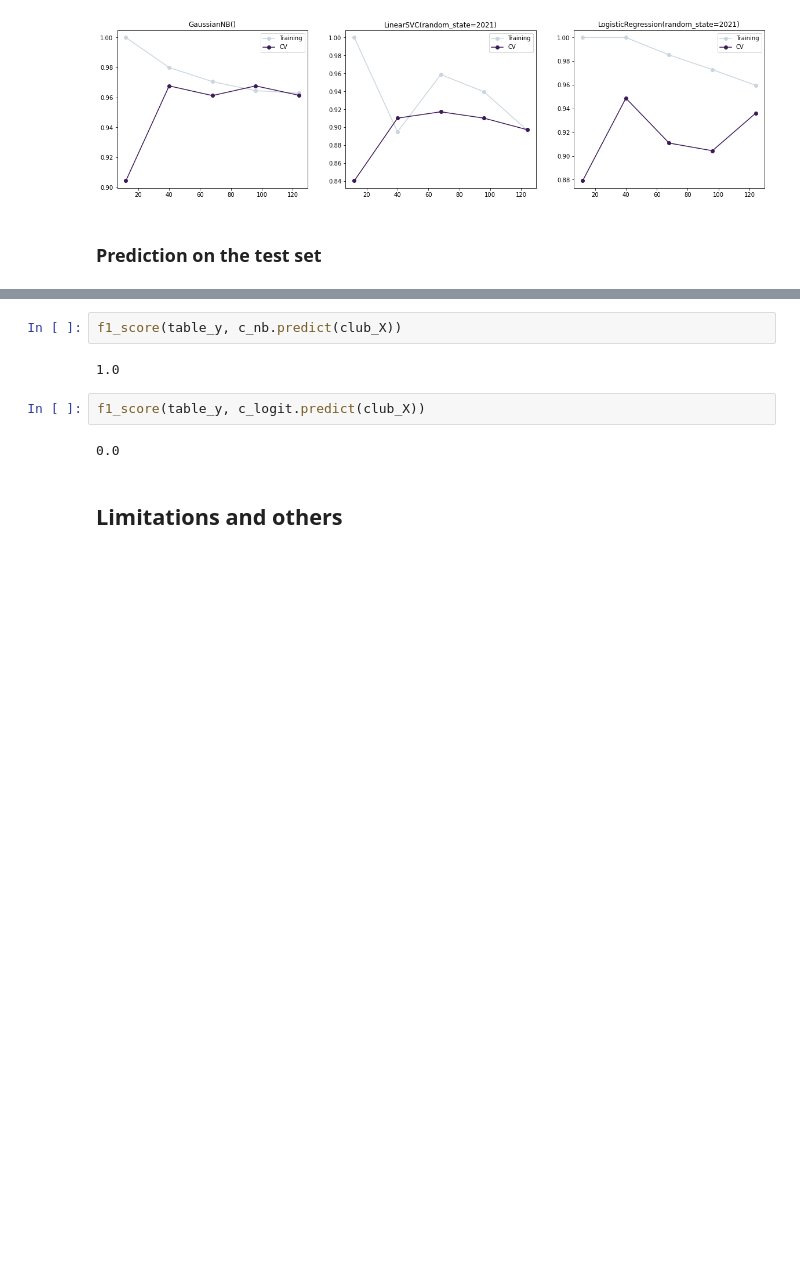
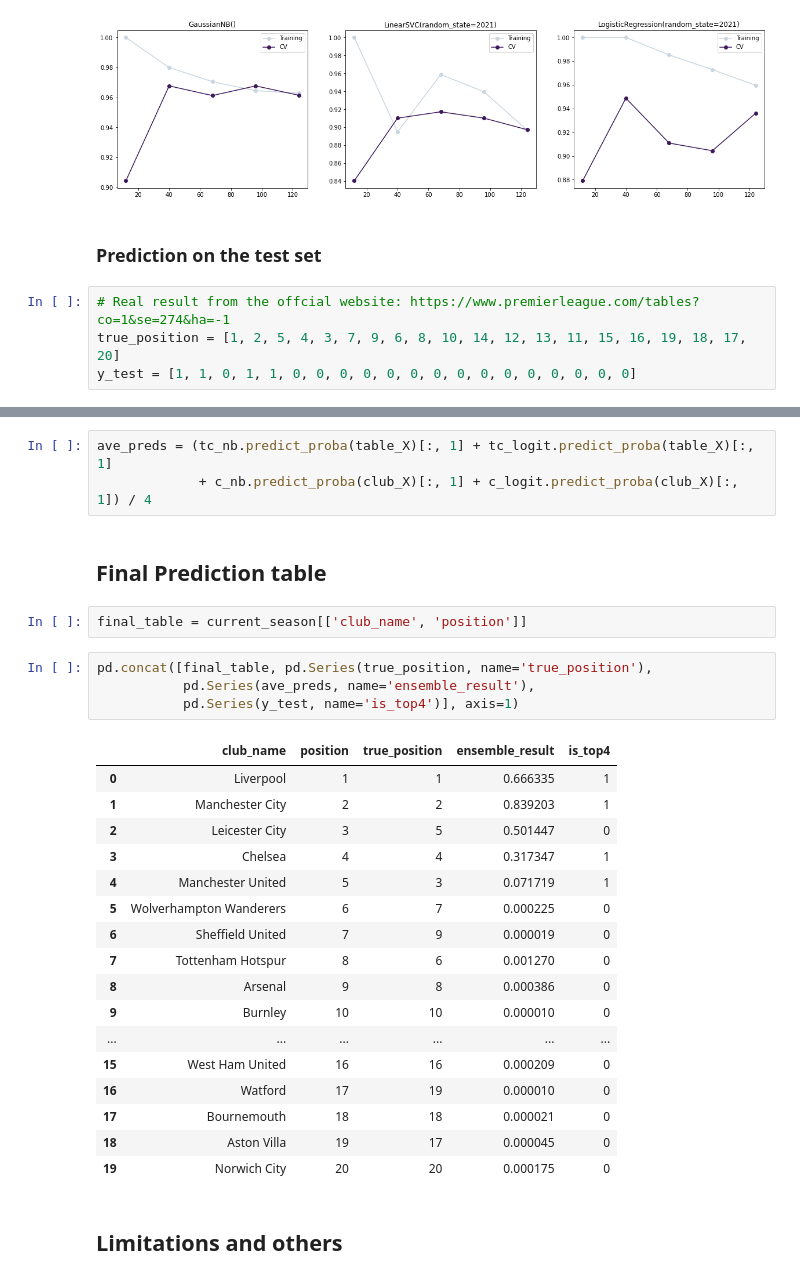
Before and after one commit to hyunilyoo/epl-prediction, a Jupyter notebook: Top4_Prediction.ipynb, the cells around one changed output, grey strips where cells are left out. Saved outputs shown, nothing was run; the diff lists cells and outputs as text; blank space fills up the shorter version.

```diff
--- a/Top4_Prediction.ipynb
+++ b/Top4_Prediction.ipynb
@@ -697,5 +697,9 @@ plot_learning(X_tc_train, y_tc_train)
 [figure]
 # %% [markdown]
 ### Prediction on the test set
+# %%
+# Real result from the offcial website: https://www.premierleague.com/tables?co=1&se=274&ha=-1
+true_position = [1, 2, 5, 4, 3, 7, 9, 6, 8, 10, 14, 12, 13, 11, 15, 16, 19, 18, 17, 20]
+y_test = [1, 1, 0, 1, 1, 0, 0, 0, 0, 0, 0, 0, 0, 0, 0, 0, 0, 0, 0, 0]
 # %%
 table_X = tables_test.drop(['is_top4', 'position'], axis=1)
@@ -716,11 +710,32 @@ f1_score(table_y, tc_logit.predict(table_X))
-# %%
-f1_score(table_y, c_nb.predict(club_X))
-# %% [output]
-1.0
-# %%
-f1_score(table_y, c_logit.predict(club_X))
-# %% [output]
-0.0
+# %%
+ave_preds = (tc_nb.predict_proba(table_X)[:, 1] + tc_logit.predict_proba(table_X)[:, 1]
+             + c_nb.predict_proba(club_X)[:, 1] + c_logit.predict_proba(club_X)[:, 1]) / 4
+# %% [markdown]
+## Final Prediction table
+# %%
+final_table = current_season[['club_name', 'position']]
+# %%
+pd.concat([final_table, pd.Series(true_position, name='true_position'),
+           pd.Series(ave_preds, name='ensemble_result'),
+           pd.Series(y_test, name='is_top4')], axis=1)
+# %% [output]
+|  | club_name | position | true_position | ensemble_result | is_top4 |
+| 0 | Liverpool | 1 | 1 | 0.666335 | 1 |
+| 1 | Manchester City | 2 | 2 | 0.839203 | 1 |
+| 2 | Leicester City | 3 | 5 | 0.501447 | 0 |
+| 3 | Chelsea | 4 | 4 | 0.317347 | 1 |
+| 4 | Manchester United | 5 | 3 | 0.071719 | 1 |
+| 5 | Wolverhampton Wanderers | 6 | 7 | 0.000225 | 0 |
+| 6 | Sheffield United | 7 | 9 | 0.000019 | 0 |
+| 7 | Tottenham Hotspur | 8 | 6 | 0.001270 | 0 |
+| 8 | Arsenal | 9 | 8 | 0.000386 | 0 |
+| 9 | Burnley | 10 | 10 | 0.000010 | 0 |
+| ... | ... | ... | ... | ... | ... |
+| 15 | West Ham United | 16 | 16 | 0.000209 | 0 |
+| 16 | Watford | 17 | 19 | 0.000010 | 0 |
+| 17 | Bournemouth | 18 | 18 | 0.000021 | 0 |
+| 18 | Aston Villa | 19 | 17 | 0.000045 | 0 |
+| 19 | Norwich City | 20 | 20 | 0.000175 | 0 |
 # %% [markdown]
 ## Limitations and others
 # %%
```
Also changed, not shown: parts of 5 cells of this notebook.
